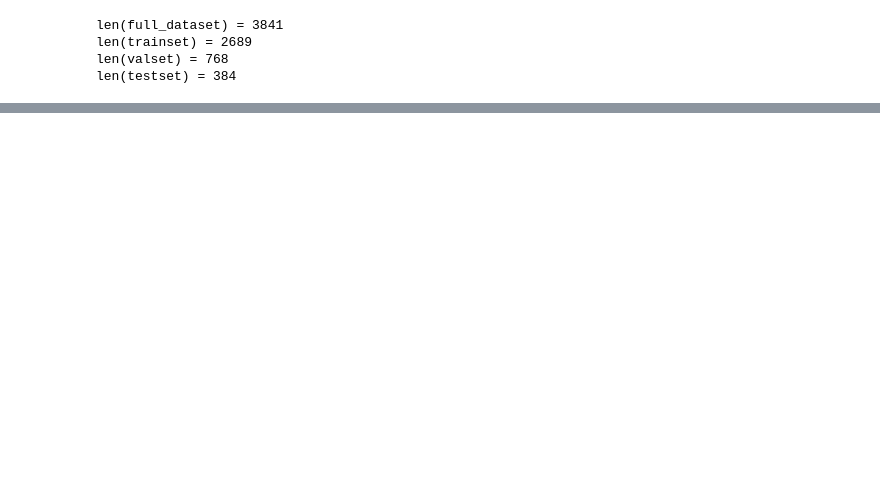
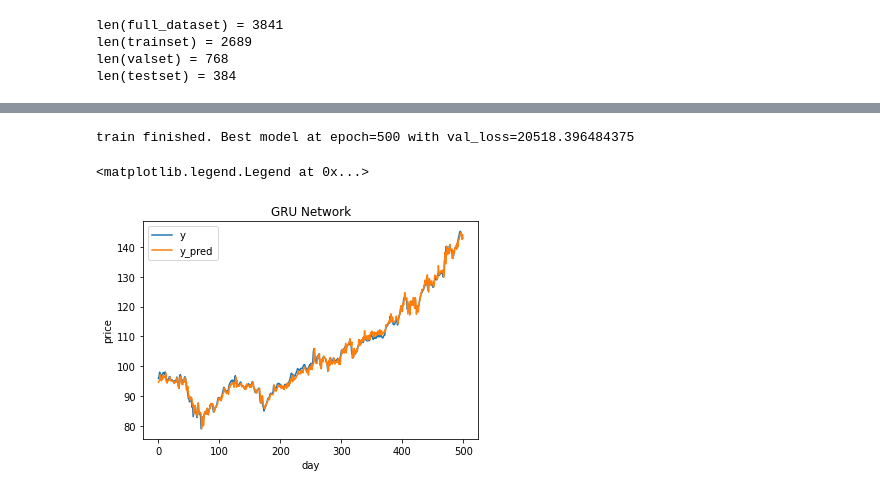
Before and after one commit to xiaoshaoyc/CSCI-4962, a Jupyter notebook: CSCI_4962_hw4.ipynb, the cells around one changed output, grey strips where cells are left out. Saved outputs shown, nothing was run; the diff lists cells and outputs as text; code cells hidden in the pictures; blank space fills up the shorter version.

```diff
--- a/CSCI_4962_hw4.ipynb
+++ b/CSCI_4962_hw4.ipynb
@@ -427,0 +447,27 @@ As mentioned in previous homework, the EDA we can do for graphic input is limite
+# %%
+model3 = GRUNetwork().to(device)
+loss_fn = nn.MSELoss()
+optimizer = optim.Adam(model3.parameters(), lr=0.01, betas=(0.9,0.9), eps=1e-8, weight_decay=0.002)
+dataloader = DataLoader(dataset, batch_size=len(dataset), shuffle=True)
+valloader = DataLoader(valset, batch_size=len(valset), shuffle=False)
+loss_list3, _ = train(500, model3, loss_fn, optimizer, dataloader, valloader)
+
+y_list = []
+y_pred_list = []
+for i in range(1000, 1500)[::-1]:
+  x, y = dataset[i]
+  x= x.to(device).reshape(1, -1, 1)
+  y_list.append(y.item())
+  y_pred = model3(x)
+  y_pred_list.append(y_pred.item())
+
+plt.plot(y_list, label='y')
+plt.plot(y_pred_list, label='y_pred')
+plt.xlabel("day")
+plt.ylabel("price")
+plt.title("GRU Network")
+plt.legend()
+# %% [output]
+train finished. Best model at epoch=500 with val_loss=20518.396484375
+<matplotlib.legend.Legend at 0x...>
+[figure, added]
```
Also changed, not shown: parts of 35 cells of this notebook.
